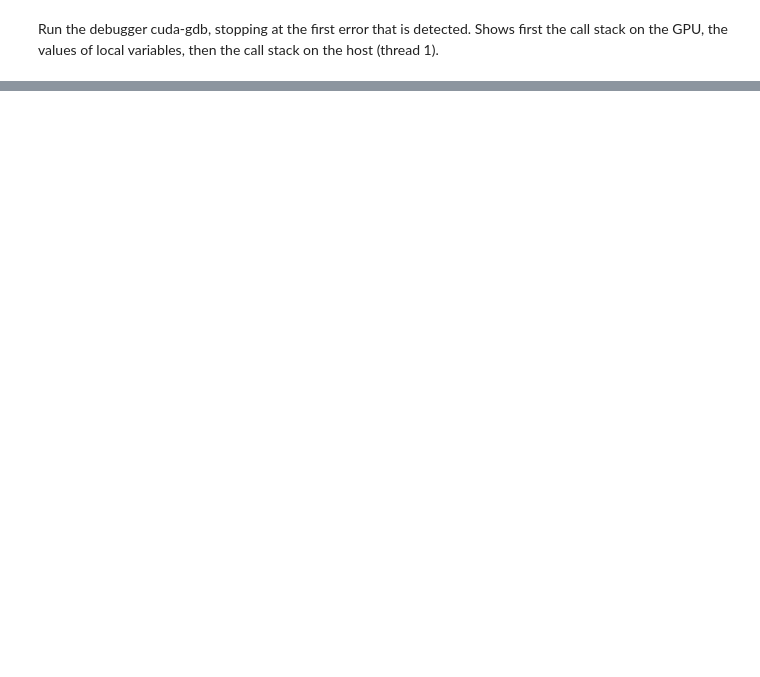
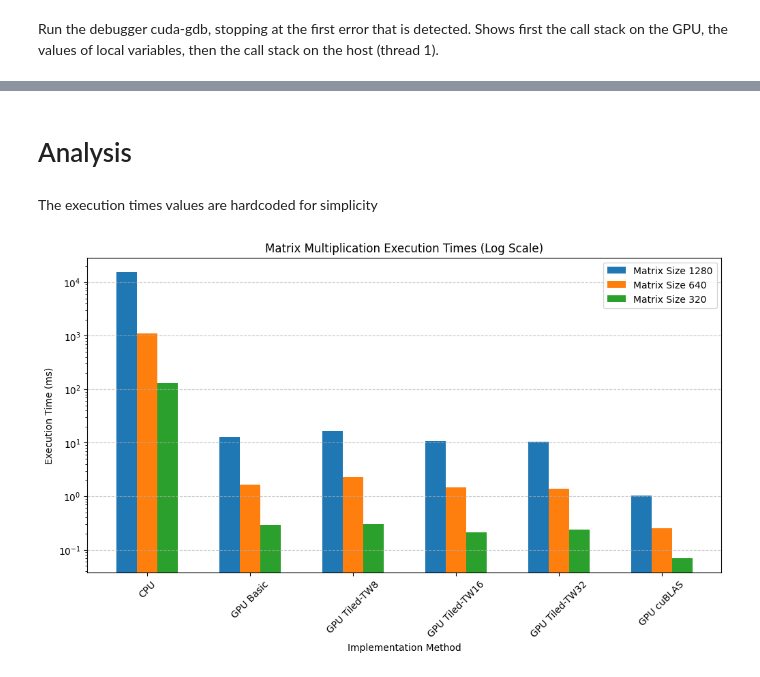
Before and after one commit to GLorenzo679/IA307-GPU-for-Deep-Learning, a Jupyter notebook: TP3/Matrix_Multiplication.ipynb, the cells around one changed output, grey strips where cells are left out. Drawn from its saved outputs; the diff is of its cells as text; code cells hidden in the pictures; blank space fills up the shorter version.

```diff
--- a/TP3/Matrix_Multiplication.ipynb
+++ b/TP3/Matrix_Multiplication.ipynb
@@ -590,0 +589,4 @@ Using host libthread_db library "/lib/x86_64-linux-gnu/libthread_db.so.1".
+# %% [markdown]
+# Analysis
+# %% [markdown]
+The execution times values are hardcoded for simplicity
@@ -590,0 +626,30 @@ Using host libthread_db library "/lib/x86_64-linux-gnu/libthread_db.so.1".
+# %%
+
+
+def plot_times(execution_times, m_size, labels):
+    num_methods = len(labels)
+    num_sizes = len(m_size)
+
+    times_matrix = np.array([[run[label] for label in labels] for run in execution_times])
+
+    x = np.arange(num_methods)
+    width = 0.2
+
+    plt.figure(figsize=(12, 6))
+
+    for i, (size, times) in enumerate(zip(m_size, times_matrix)):
+        plt.bar(x + i * width, times, width, label=f'Matrix Size {size}')
+
+    plt.xlabel("Implementation Method")
+    plt.ylabel("Execution Time (ms)")
+    plt.yscale("log")
+    plt.title("Matrix Multiplication Execution Times (Log Scale)")
+    plt.xticks(x + width, labels, rotation=45)
+    plt.legend()
+    plt.grid(axis='y', linestyle='--', alpha=0.7)
+
+    plt.show()
+
+plot_times(execution_times, m_size, labels)
+# %% [output]
+[figure, added]
```
Also changed, not shown: parts of 12 cells of this notebook.
